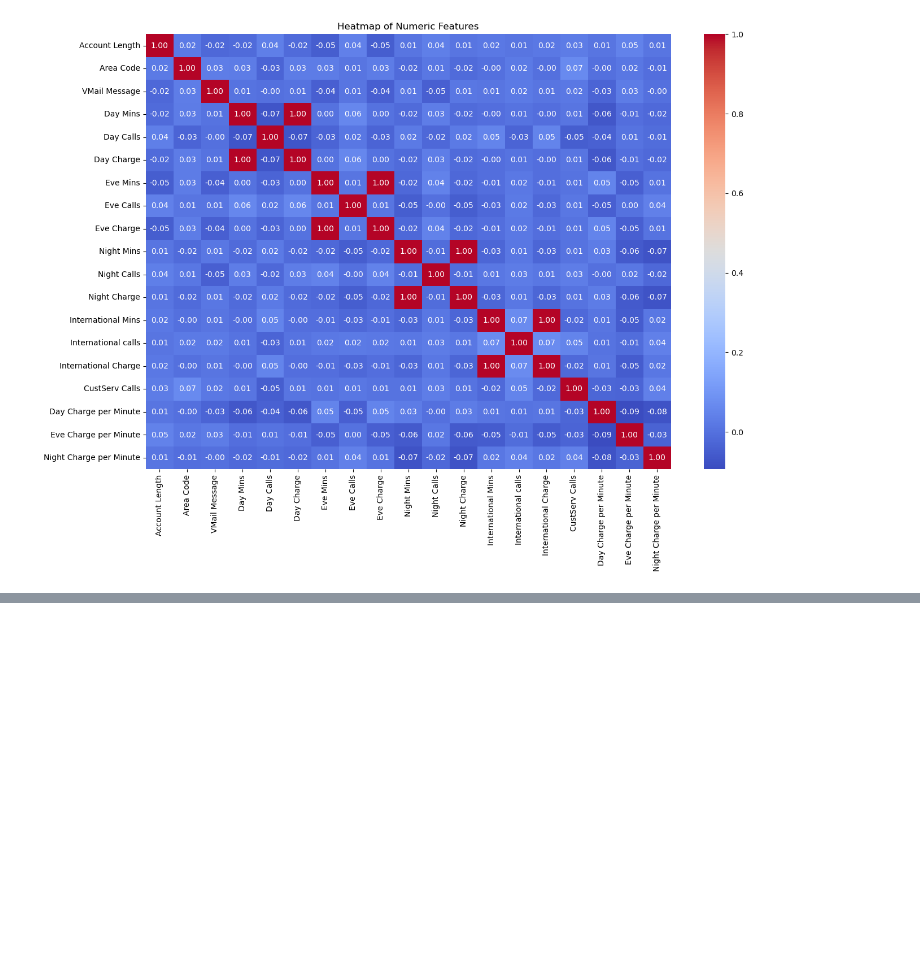
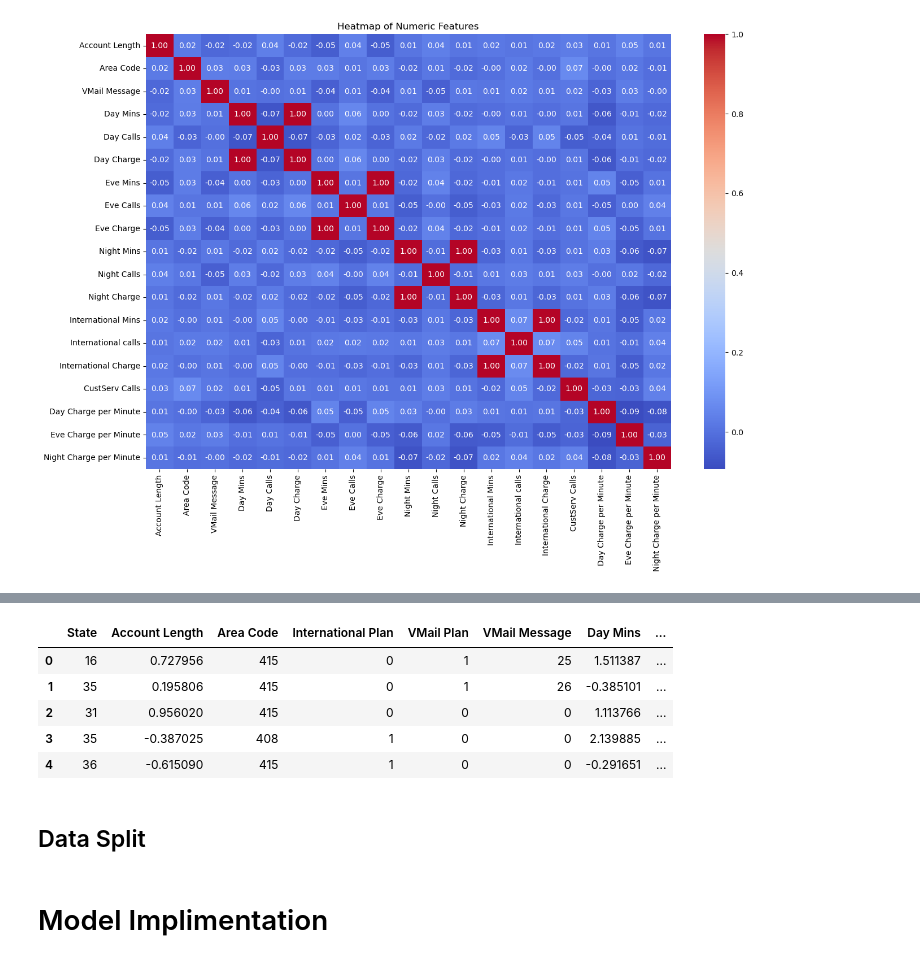
Before and after one commit to SweetyDhas/Live-Project, a Jupyter notebook: No Churn Telecom Project/No_Churn_Telecom.ipynb, the cells around one changed output, grey strips where cells are left out. Drawn from its saved outputs; the diff is of its cells as text; code cells hidden in the pictures; blank space fills up the shorter version.

```diff
--- a/No Churn Telecom Project/No_Churn_Telecom.ipynb
+++ b/No Churn Telecom Project/No_Churn_Telecom.ipynb
@@ -466,0 +545,22 @@ plt.show()
+# %%
+from sklearn.preprocessing import StandardScaler
+
+# List of features to standardize
+continuous_features = [ 'Account Length', 'Day Mins', 'Eve Mins', 'Night Mins', 'International Mins']
+
+scaler = StandardScaler()
+
+# Standardize the continuous numeric features
+df_new[continuous_features] = scaler.fit_transform(df_new[continuous_features])
+
+# Verify the changes
+df_new.head()
+# %% [output]
+|  | State | Account Length | Area Code | International Plan | VMail Plan | VMail Message | Day Mins | ... |
+| 0 | 16 | 0.727956 | 415 | 0 | 1 | 25 | 1.511387 | ... |
+| 1 | 35 | 0.195806 | 415 | 0 | 1 | 26 | -0.385101 | ... |
+| 2 | 31 | 0.956020 | 415 | 0 | 0 | 0 | 1.113766 | ... |
+| 3 | 35 | -0.387025 | 408 | 1 | 0 | 0 | 2.139885 | ... |
+| 4 | 36 | -0.615090 | 415 | 1 | 0 | 0 | -0.291651 | ... |
+# %% [markdown]
+## Data Split
@@ -466,0 +572,2 @@ plt.show()
+# %% [markdown]
+# Model Implimentation
```
Also changed, not shown: parts of 22 cells of this notebook.
